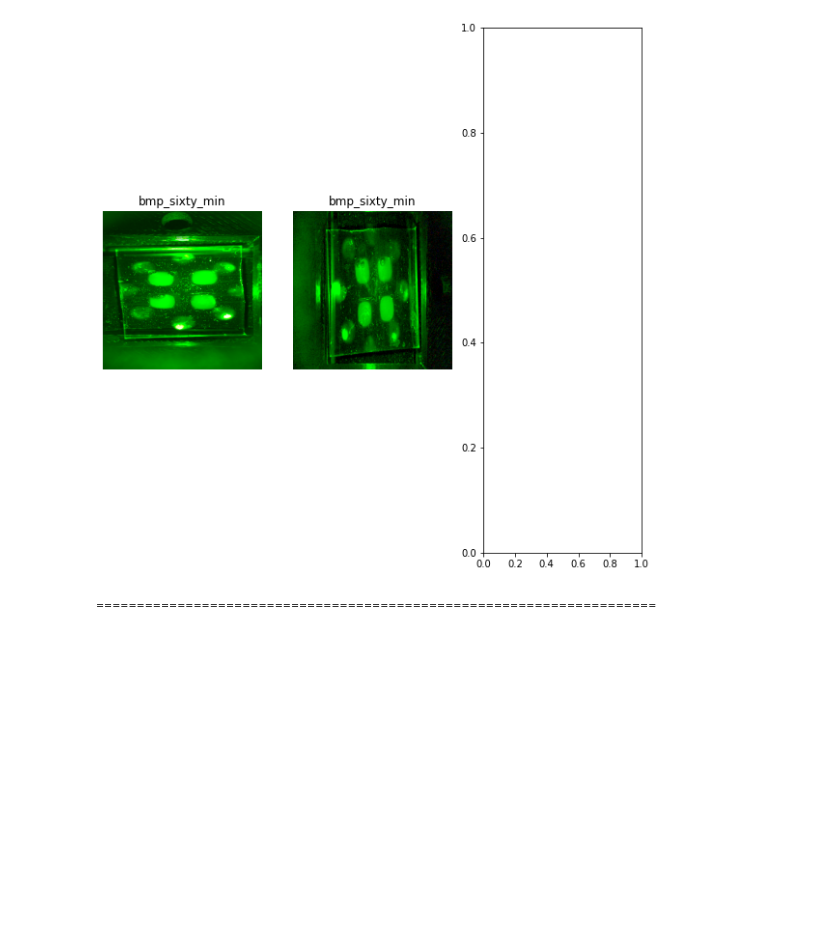
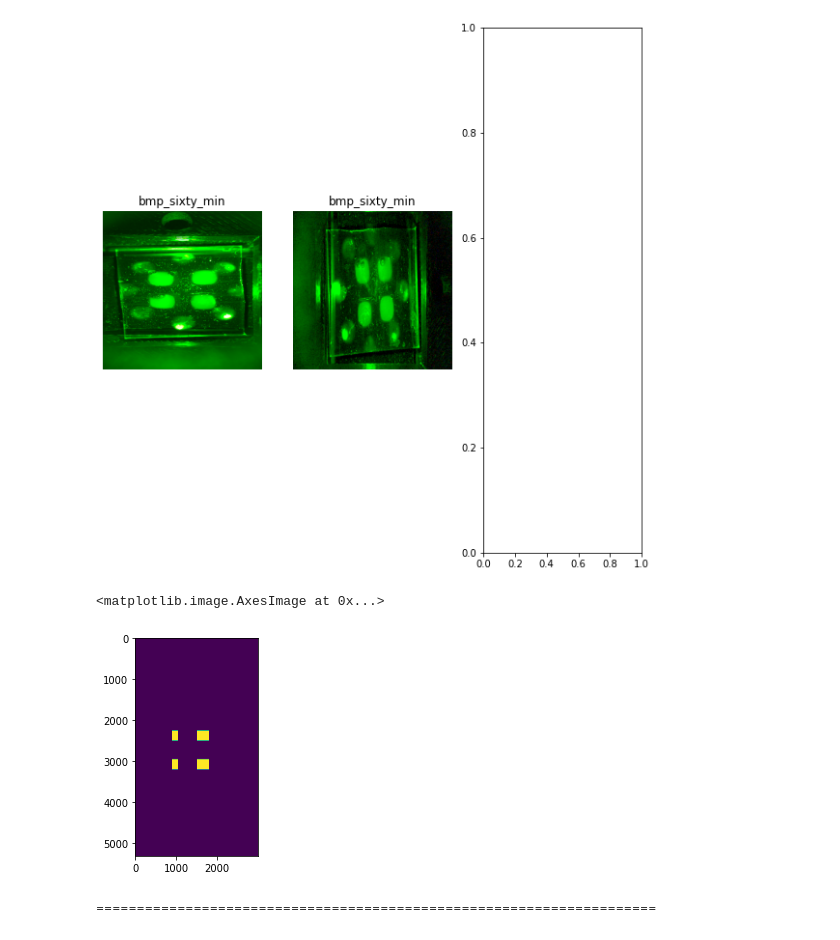
Before and after one commit to ncsu-landscape-dynamics/LAMP_assay_automation, a Jupyter notebook: PyTorchImSeg.ipynb, the cells around one changed output. Drawn from its saved outputs; the diff is of its cells as text; code cells hidden in the pictures; blank space fills up the shorter version.

```diff
--- a/PyTorchImSeg.ipynb
+++ b/PyTorchImSeg.ipynb
@@ -113,6 +113,21 @@ for images, labels in train_ds.take(1):
 # %% [output]
 InvalidArgumentError: ignored
 [figure]
+# %%
+#A mask from scratch. Use same shape as images.
+scratch_mask = np.zeros((5312, 2988), dtype='uint8')
+
+#Assign the AOI a value of 1. These areas should approximately match locations
+#in the LAMP images.
+scratch_mask[2950:3200, 900:1050] = 1
+scratch_mask[2250:2500, 900:1050] = 1
+scratch_mask[2250:2500, 1500:1800] = 1
+scratch_mask[2950:3200, 1500:1800] = 1
+
+plt.imshow(scratch_mask)
+# %% [output]
+<matplotlib.image.AxesImage at 0x...>
+[figure, added]
 # %% [markdown]
 =====================================================================
 # %% [markdown]
```
